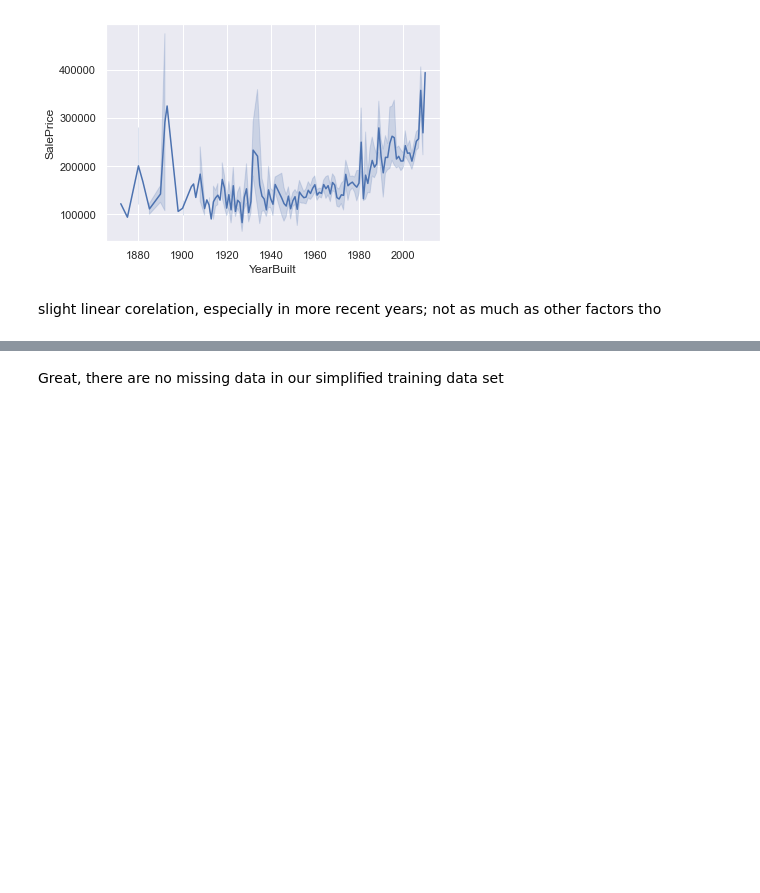
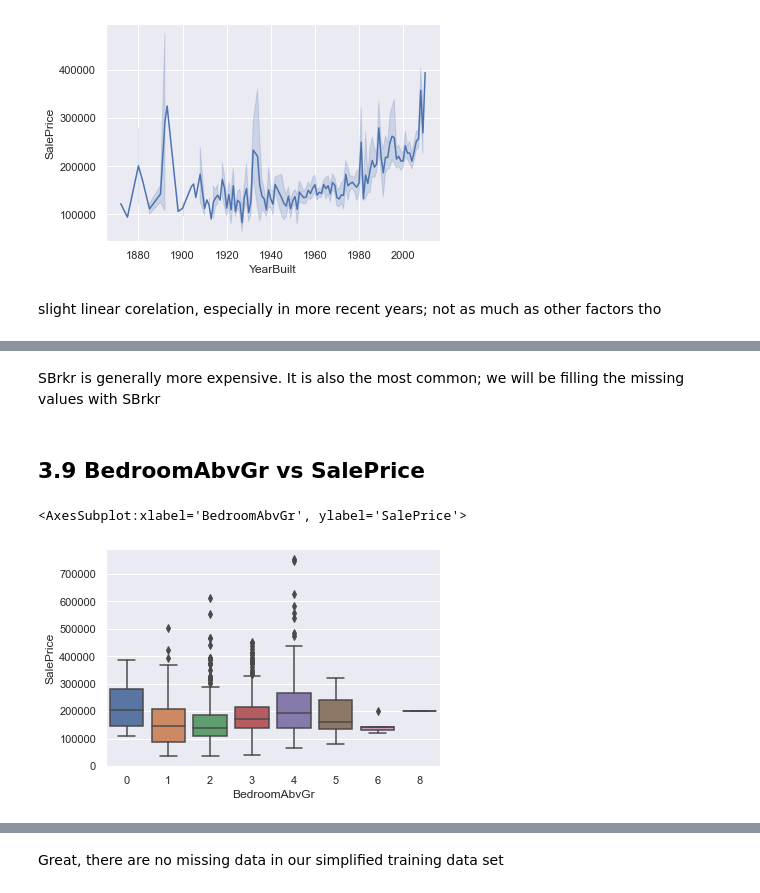
Before and after one commit to abh1n4v/HousePricePrediction, a Jupyter notebook: House_code.ipynb, the cells around one changed output, grey strips where cells are left out. Cells and saved outputs as stored; diff of their text form; code cells hidden in the pictures; blank space fills up the shorter version.

```diff
--- a/House_code.ipynb
+++ b/House_code.ipynb
@@ -277,0 +312,9 @@ slight linear corelation, especially in more recent years; not as much as other
+# %% [markdown]
+SBrkr is generally more expensive. It is also the most common; we will be filling the missing values with SBrkr
+# %% [markdown]
+## 3.9 BedroomAbvGr vs SalePrice ##
+# %%
+sns.boxplot(train['BedroomAbvGr'], train['SalePrice'])
+# %% [output]
+<AxesSubplot:xlabel='BedroomAbvGr', ylabel='SalePrice'>
+[figure, added]
```
Also changed, not shown: parts of 26 cells of this notebook, 1 other file.
